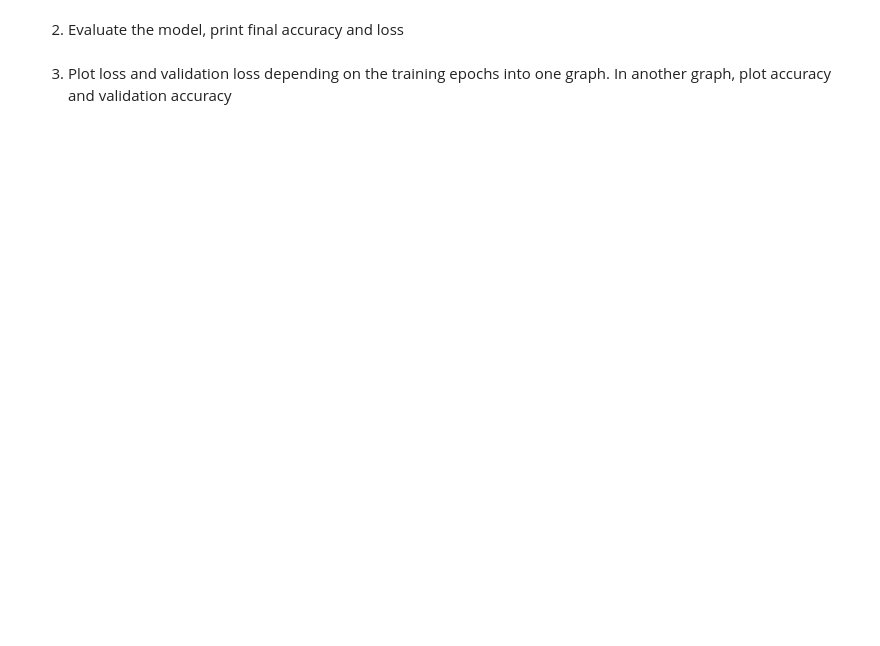
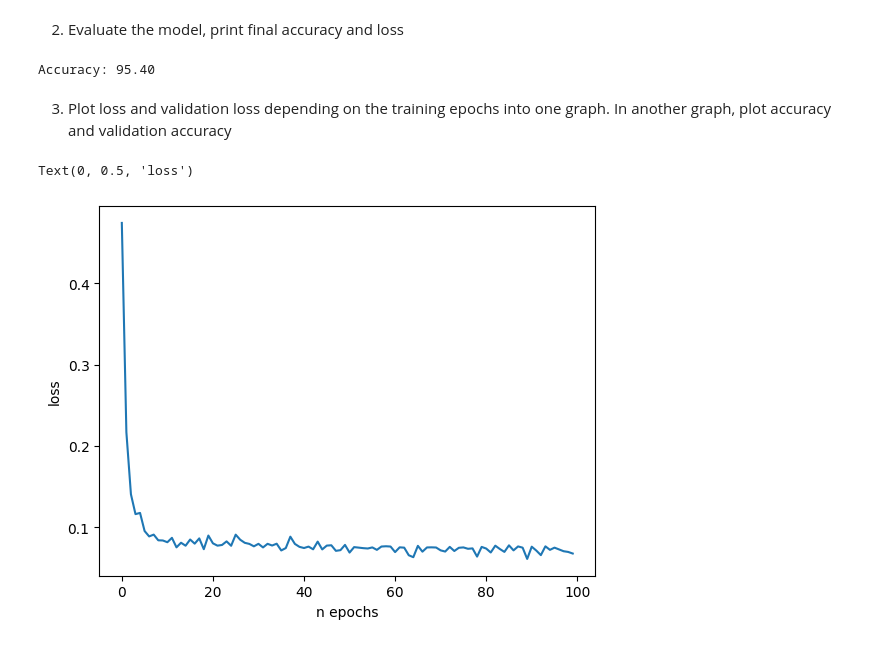
Before and after one commit to JanCipl/MLF, a Jupyter notebook: Lab_05/Lab_05_task.ipynb, the cells around one changed output. Cells and saved outputs as stored; diff of their text form; code cells hidden in the pictures; blank space fills up the shorter version.

```diff
--- a/Lab_05/Lab_05_task.ipynb
+++ b/Lab_05/Lab_05_task.ipynb
@@ -274,2 +331,4 @@ The target value also has to be encoded. This can be done by one-hot encoding or
 # %%
 #WRITE YOUR CODE HERE
+y=y_train.replace({'republican':1,'democrat':0})
+y
@@ -286,3 +356,9 @@ The target value also has to be encoded. This can be done by one-hot encoding or
+# %%
+# WRITE YOU CODE HERE
+model = Sequential()
+
+model.add(Dense(2,input_shape=(x.shape[1],), activation='relu'))
+model.add(Dense(1, activation='sigmoid'))
 # %% [markdown]
 2. Check what *model.summary()* does
 # %%
@@ -294,2 +381,7 @@ The target value also has to be encoded. This can be done by one-hot encoding or
+# %%
+# WRITE YOUR CODE HERE
+optimizer = tf.keras.optimizers.SGD(learning_rate=0.1)
+
+model.compile(loss='binary_crossentropy', optimizer=optimizer, metrics=['accuracy'])
 # %% [markdown]
 4. Train the model. Specify the number of epochs and batch size. Now is the time to create a validation dataset. Set 20% of dataset to be a validation dataset
@@ -297,0 +388,7 @@ The target value also has to be encoded. This can be done by one-hot encoding or
+# %%
+#cWRITE YOUR CODE HERE
+from sklearn.model_selection import train_test_split
+
+X_train, X_val, y_train, y_val = train_test_split(x, y, test_size=0.2, random_state=42)
+
+history = model.fit(X_train, y_train, epochs=100, batch_size=4, verbose=1, validation_data=(X_val, y_val))
@@ -308,2 +444,8 @@ The target value also has to be encoded. This can be done by one-hot encoding or
+# %%
+# WRITE YOUR CODE HERE
+loss, accuracy = model.evaluate(x, y, verbose=0)
+print('Accuracy: {:.2f}'.format(accuracy*100))
+# %% [output]
+Accuracy: 95.40
 # %% [markdown]
 3. Plot loss and validation loss depending on the training epochs into one graph. In another graph, plot accuracy and validation accuracy
@@ -311,0 +452,9 @@ The target value also has to be encoded. This can be done by one-hot encoding or
+# %%
+# WRITE YOUR CODE HERE
+plt.figure()
+plt.plot(history.history['loss'])
+plt.xlabel('n epochs')
+plt.ylabel('loss')
+# %% [output]
+Text(0, 0.5, 'loss')
+[figure, added]
```
Also changed, not shown: parts of 23 cells of this notebook.
